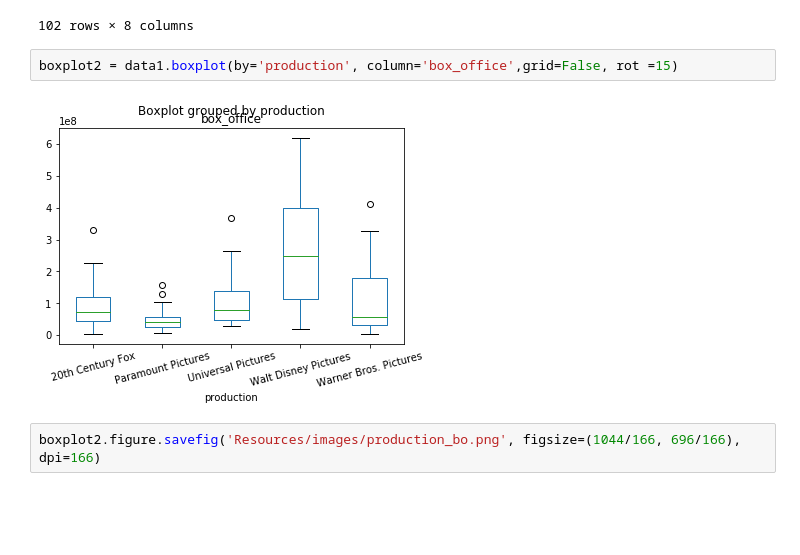
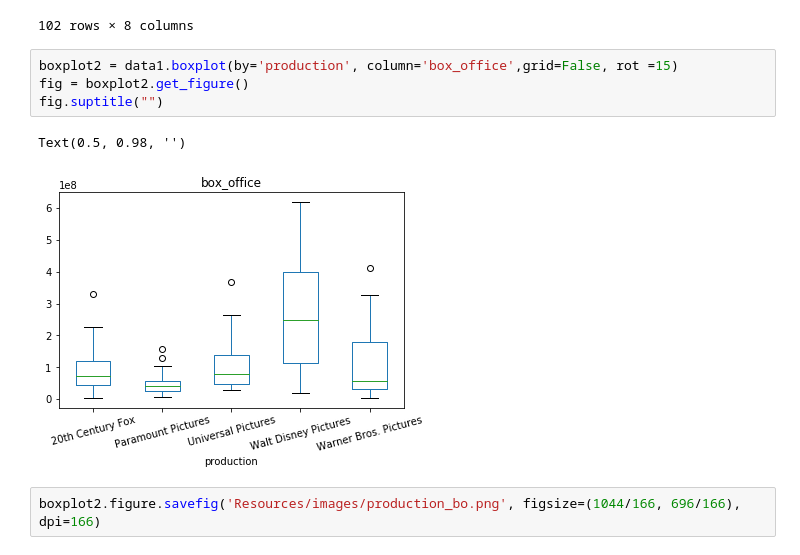
Before and after one commit to rebeca-lamas/machine-learning-project, a Jupyter notebook: multi-linear-regression-model.ipynb, the cells around one changed output. Drawn from its saved outputs; the diff is of its cells as text; blank space fills up the shorter version.

```diff
--- a/multi-linear-regression-model.ipynb
+++ b/multi-linear-regression-model.ipynb
@@ -185,7 +192,10 @@ data1
 102 rows × 8 columns
 # %%
 boxplot2 = data1.boxplot(by='production', column='box_office',grid=False, rot =15)
+fig = boxplot2.get_figure()
+fig.suptitle("")
 # %% [output]
+Text(0.5, 0.98, '')
-[figure, old version]
+[figure, new version]
 # %%
 boxplot2.figure.savefig('Resources/images/production_bo.png', figsize=(1044/166, 696/166), dpi=166)
```
Also changed, not shown: parts of 6 cells of this notebook, 6 other files.
